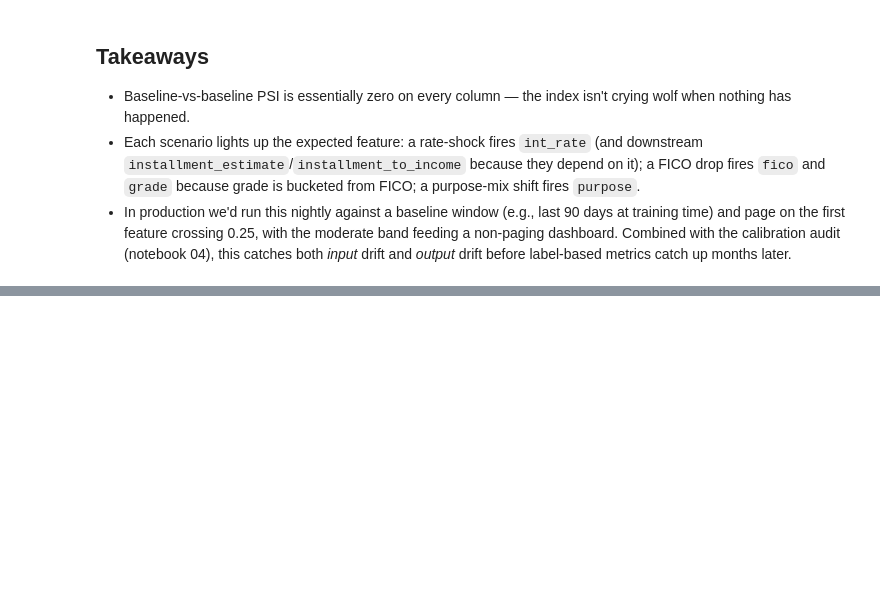
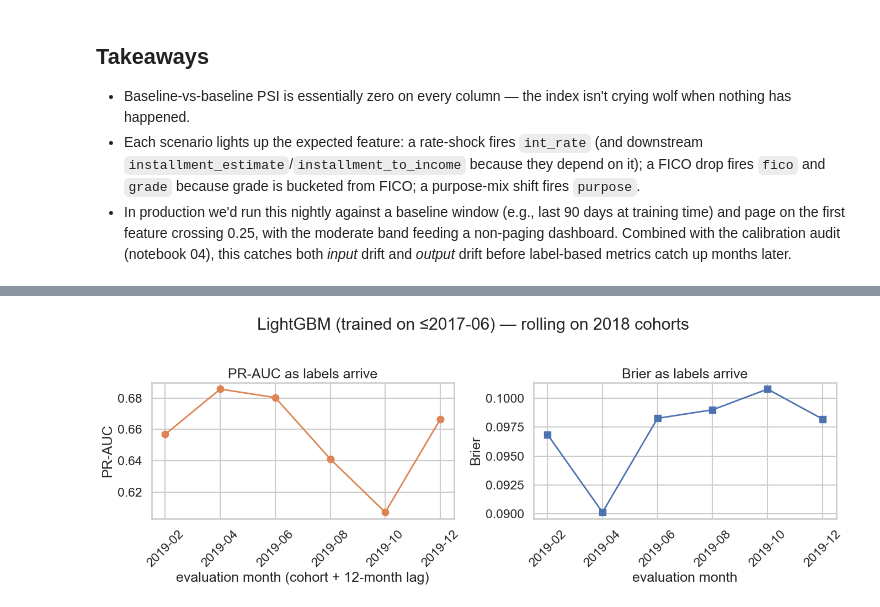
Before and after one commit to jessi-sidhu/credit-risk-modeling, a Jupyter notebook: notebooks/05_drift.ipynb, the cells around one changed output, grey strips where cells are left out. Saved outputs shown, nothing was run; the diff lists cells and outputs as text; code cells hidden in the pictures; blank space fills up the shorter version.

Commit message:
add label-delay section to drift notebook

```diff
--- a/notebooks/05_drift.ipynb
+++ b/notebooks/05_drift.ipynb
@@ -120,0 +125,14 @@ plt.tight_layout(); plt.savefig(FIG_DIR / 'psi_scenarios.png', dpi=120, bbox_inc
+# %%
+import joblib
+from src.monitor import rolling_performance
+
+TEMP_ART = Path('../reports/artifacts/temporal')
+X_te_temp = pd.read_csv(TEMP_ART / 'X_test_temporal.csv', parse_dates=['issue_d'])
+y_te_temp = pd.read_csv(TEMP_ART / 'y_test_temporal.csv')['default'].to_numpy()
+y_prob_temp = np.load(TEMP_ART / 'y_prob_temporal_split_lightgbm_tuned.npy')
+
+monitor = rolling_performance(
+    y_te_temp, y_prob_temp, X_te_temp['issue_d'],
+    window_months=2, lag_months=12,
+)
+monitor
@@ -120,0 +147,18 @@ plt.tight_layout(); plt.savefig(FIG_DIR / 'psi_scenarios.png', dpi=120, bbox_inc
+# %%
+fig, axes = plt.subplots(1, 2, figsize=(14, 5))
+ax = axes[0]
+ax.plot(monitor['evaluation_month'], monitor['pr_auc'], marker='o', color='#dd8452', lw=2)
+ax.set_xlabel('evaluation month (cohort + 12-month lag)')
+ax.set_ylabel('PR-AUC'); ax.set_title('PR-AUC as labels arrive')
+ax.tick_params(axis='x', rotation=45)
+
+ax = axes[1]
+ax.plot(monitor['evaluation_month'], monitor['brier'], marker='s', color='#4c72b0', lw=2)
+ax.set_xlabel('evaluation month'); ax.set_ylabel('Brier')
+ax.set_title('Brier as labels arrive')
+ax.tick_params(axis='x', rotation=45)
+
+plt.suptitle('LightGBM (trained on \u22642017-06) — rolling on 2018 cohorts', y=1.02)
+plt.tight_layout(); plt.savefig(FIG_DIR / 'monitor_label_delay.png', dpi=120, bbox_inches='tight'); plt.show()
+# %% [output]
+[figure, added]
```
Also changed, not shown: parts of 7 cells of this notebook, 2 other files.
